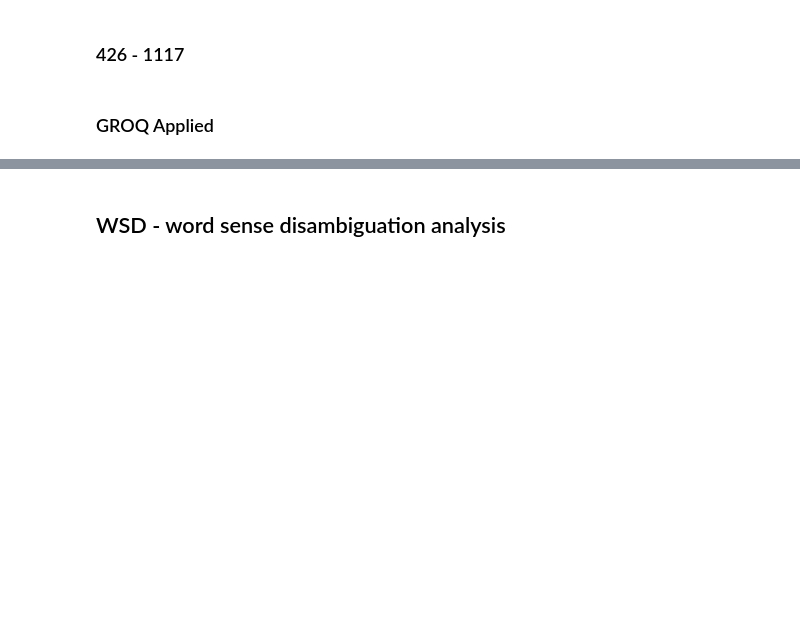
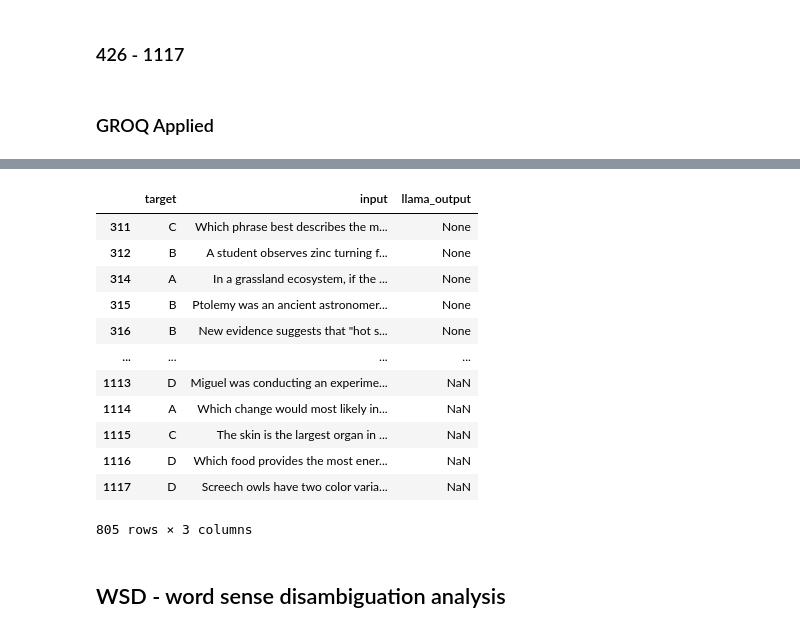
Before and after one commit to ezishr/Undergraduate-Research, a Jupyter notebook: Check points/ARC-Challenge/ARC-Challenge.ipynb, the cells around one changed output, grey strips where cells are left out. Saved outputs shown, nothing was run; the diff lists cells and outputs as text; code cells hidden in the pictures; blank space fills up the shorter version.

```diff
--- a/Check points/ARC-Challenge/ARC-Challenge.ipynb
+++ b/Check points/ARC-Challenge/ARC-Challenge.ipynb
@@ -954,3 +993,19 @@ groq_arc_train = groq(arc_train, "You only answer A, B, C, D, or 1,2,3,4 from th
+# %%
+groq_arc_train[groq_arc_train['llama_output'].isnull()]
+# %% [output]
+|  | target | input | llama_output |
+| 311 | C | Which phrase best describes the m... | None |
+| 312 | B | A student observes zinc turning f... | None |
+| 314 | A | In a grassland ecosystem, if the ... | None |
+| 315 | B | Ptolemy was an ancient astronomer... | None |
+| 316 | B | New evidence suggests that "hot s... | None |
+| ... | ... | ... | ... |
+| 1113 | D | Miguel was conducting an experime... | NaN |
+| 1114 | A | Which change would most likely in... | NaN |
+| 1115 | C | The skin is the largest organ in ... | NaN |
+| 1116 | D | Which food provides the most ener... | NaN |
+| 1117 | D | Screech owls have two color varia... | NaN |
+805 rows × 3 columns
 # %% [markdown]
 ## WSD - word sense disambiguation analysis
 # %%
```
Also changed, not shown: parts of 12 cells of this notebook, 4 other files.
